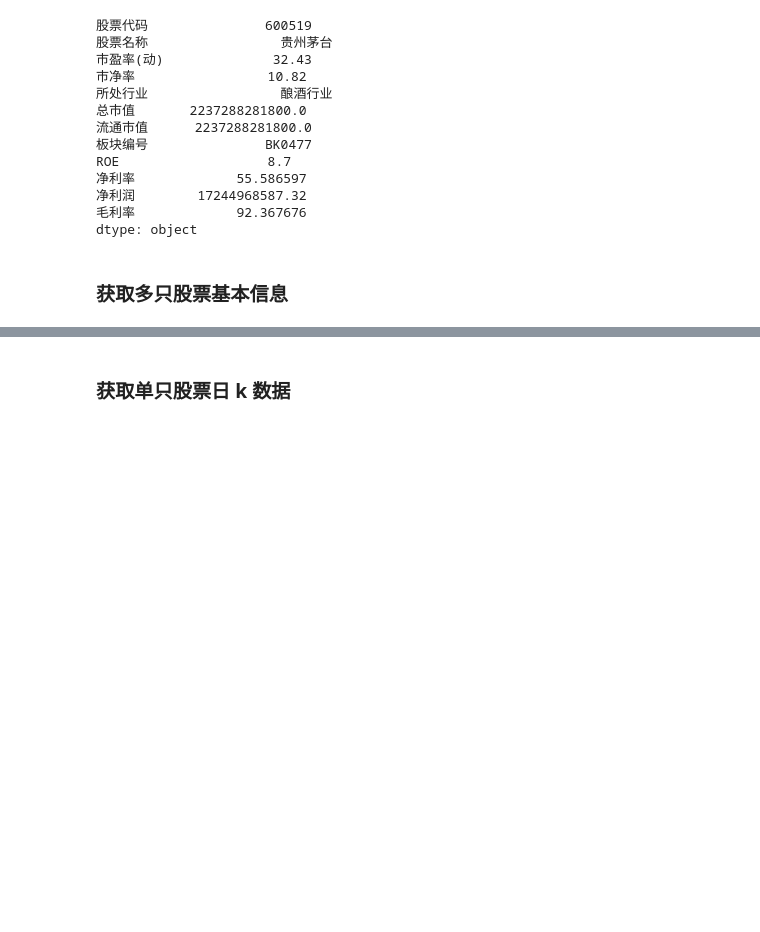
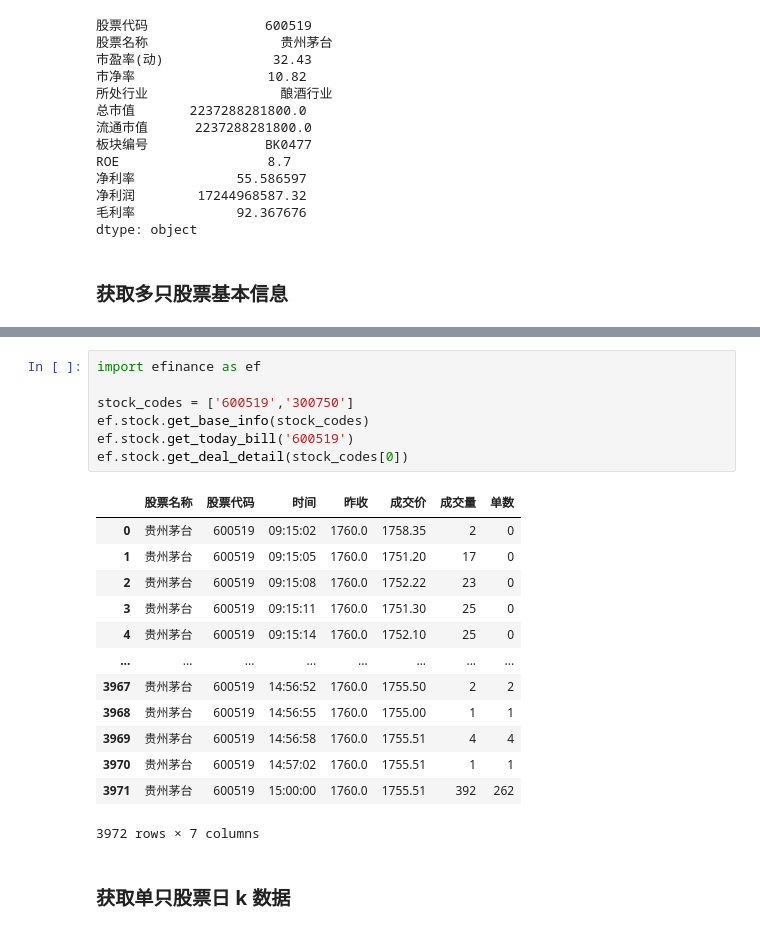
Before and after one commit to ifcheung2012/industryleader, a Jupyter notebook: stock.ipynb, the cells around one changed output, grey strips where cells are left out. Cells and saved outputs as stored; diff of their text form; blank space fills up the shorter version.

```diff
--- a/stock.ipynb
+++ b/stock.ipynb
@@ -241,3 +191,24 @@ ef.stock.get_base_info(stock_codes)
+# %%
+import efinance as ef
+
+stock_codes = ['600519','300750']
+ef.stock.get_base_info(stock_codes)
+ef.stock.get_today_bill('600519')
+ef.stock.get_deal_detail(stock_codes[0])
+# %% [output]
+|  | 股票名称 | 股票代码 | 时间 | 昨收 | 成交价 | 成交量 | 单数 |
+| 0 | 贵州茅台 | 600519 | 09:15:02 | 1760.0 | 1758.35 | 2 | 0 |
+| 1 | 贵州茅台 | 600519 | 09:15:05 | 1760.0 | 1751.20 | 17 | 0 |
+| 2 | 贵州茅台 | 600519 | 09:15:08 | 1760.0 | 1752.22 | 23 | 0 |
+| 3 | 贵州茅台 | 600519 | 09:15:11 | 1760.0 | 1751.30 | 25 | 0 |
+| 4 | 贵州茅台 | 600519 | 09:15:14 | 1760.0 | 1752.10 | 25 | 0 |
+| ... | ... | ... | ... | ... | ... | ... | ... |
+| 3967 | 贵州茅台 | 600519 | 14:56:52 | 1760.0 | 1755.50 | 2 | 2 |
+| 3968 | 贵州茅台 | 600519 | 14:56:55 | 1760.0 | 1755.00 | 1 | 1 |
+| 3969 | 贵州茅台 | 600519 | 14:56:58 | 1760.0 | 1755.51 | 4 | 4 |
+| 3970 | 贵州茅台 | 600519 | 14:57:02 | 1760.0 | 1755.51 | 1 | 1 |
+| 3971 | 贵州茅台 | 600519 | 15:00:00 | 1760.0 | 1755.51 | 392 | 262 |
+3972 rows × 7 columns
 # %% [markdown]
 ### 获取单只股票日 k 数据
 # %%
```
Also changed, not shown: parts of 5 cells of this notebook, 9 other files.
